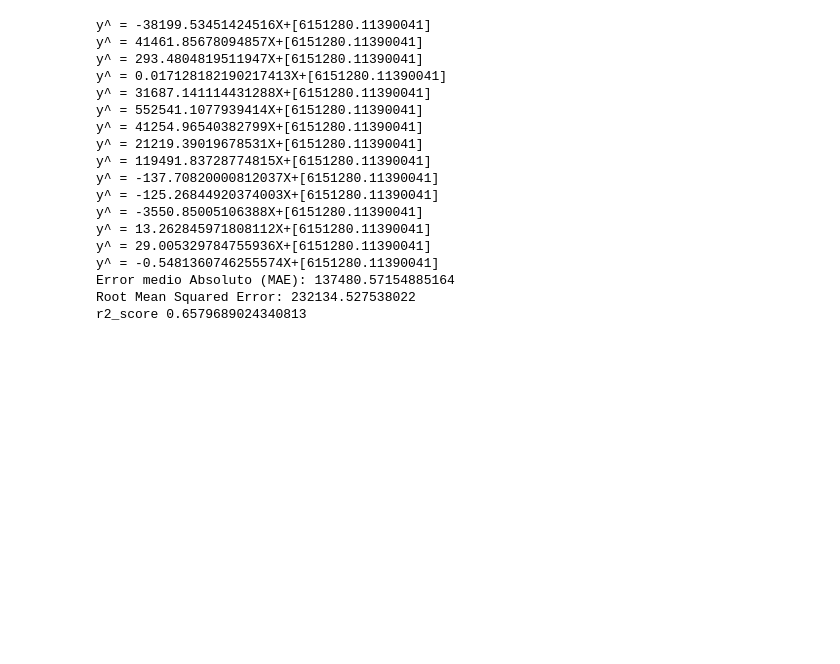
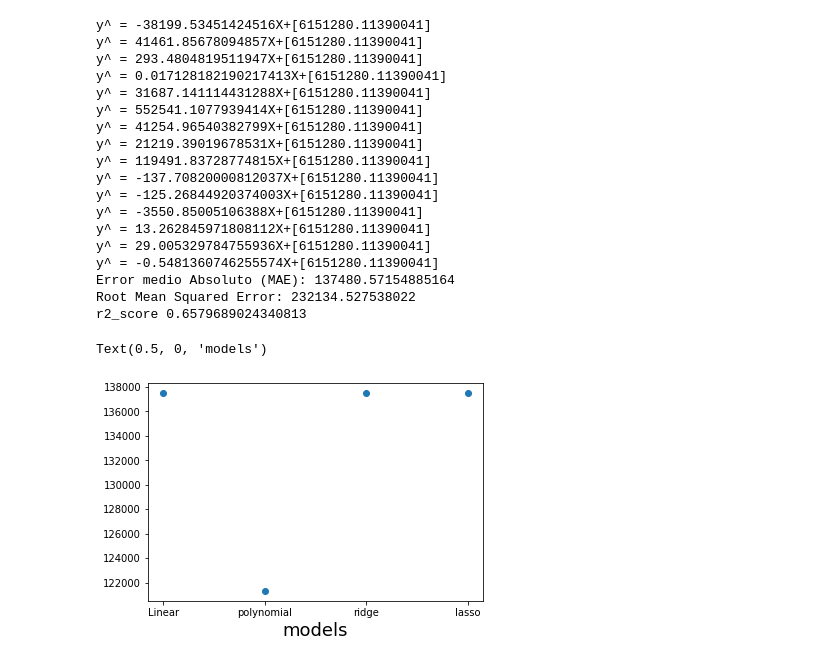
Before and after one commit to PosgradoMNA/actividades-de-aprendizaje-javier-hernandez-a00998083, a Jupyter notebook: TecMty_Regresion_lineal_polinomial.ipynb, the cells around one changed output. Drawn from its saved outputs; the diff is of its cells as text; code cells hidden in the pictures; blank space fills up the shorter version.

```diff
--- a/TecMty_Regresion_lineal_polinomial.ipynb
+++ b/TecMty_Regresion_lineal_polinomial.ipynb
@@ -703,3 +703,9 @@ y^ = -0.5481360746255574X+[6151280.11390041]
 Error medio Absoluto (MAE): 137480.57154885164
 Root Mean Squared Error: 232134.527538022
 r2_score 0.6579689024340813
+# %%
+plt.scatter(['Linear','polynomial','ridge','lasso'],model_MAE)
+plt.xlabel("models", fontsize=18)
+# %% [output]
+Text(0.5, 0, 'models')
+[figure, added]
```
Also changed, not shown: parts of 2 cells of this notebook.
